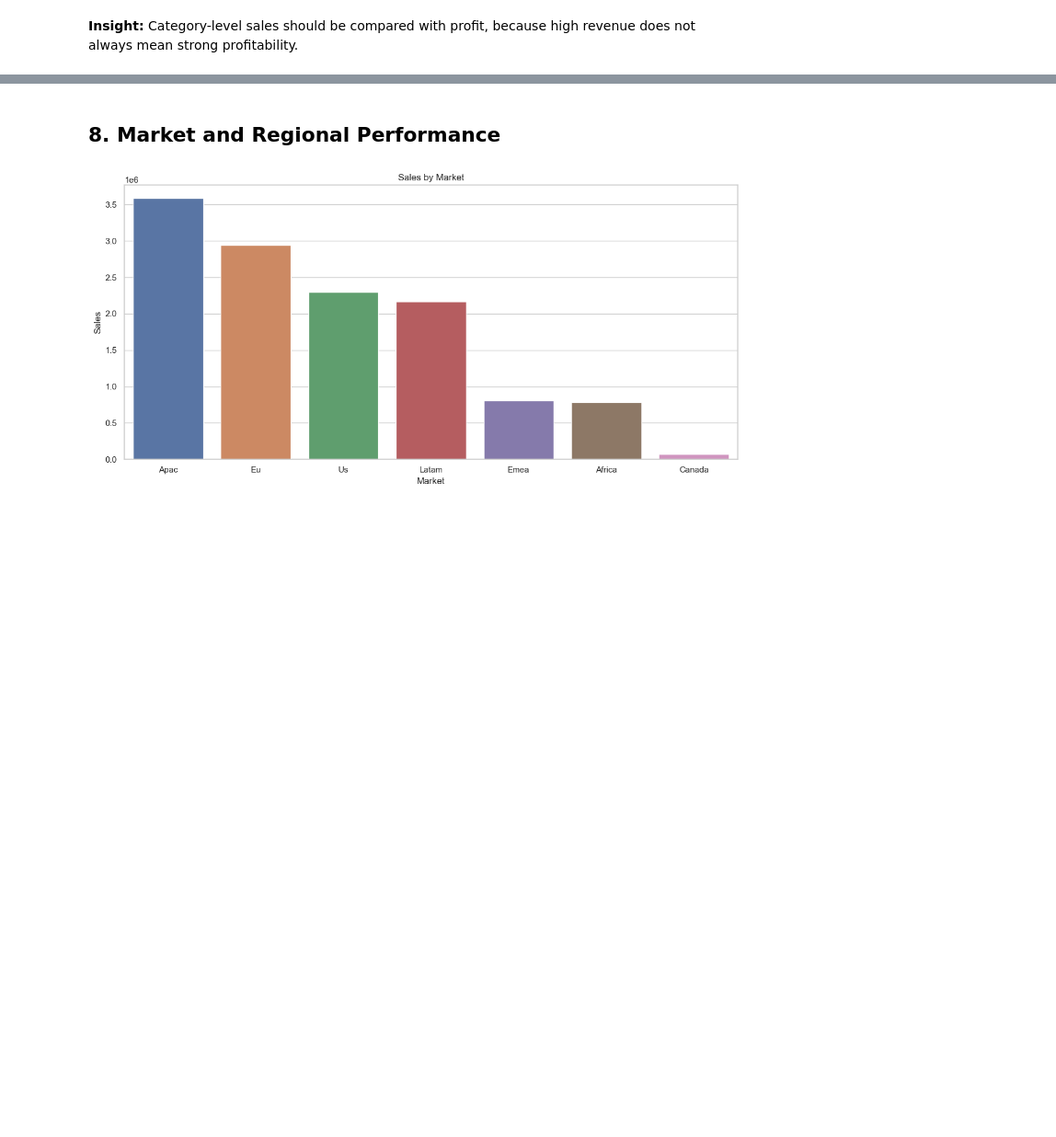
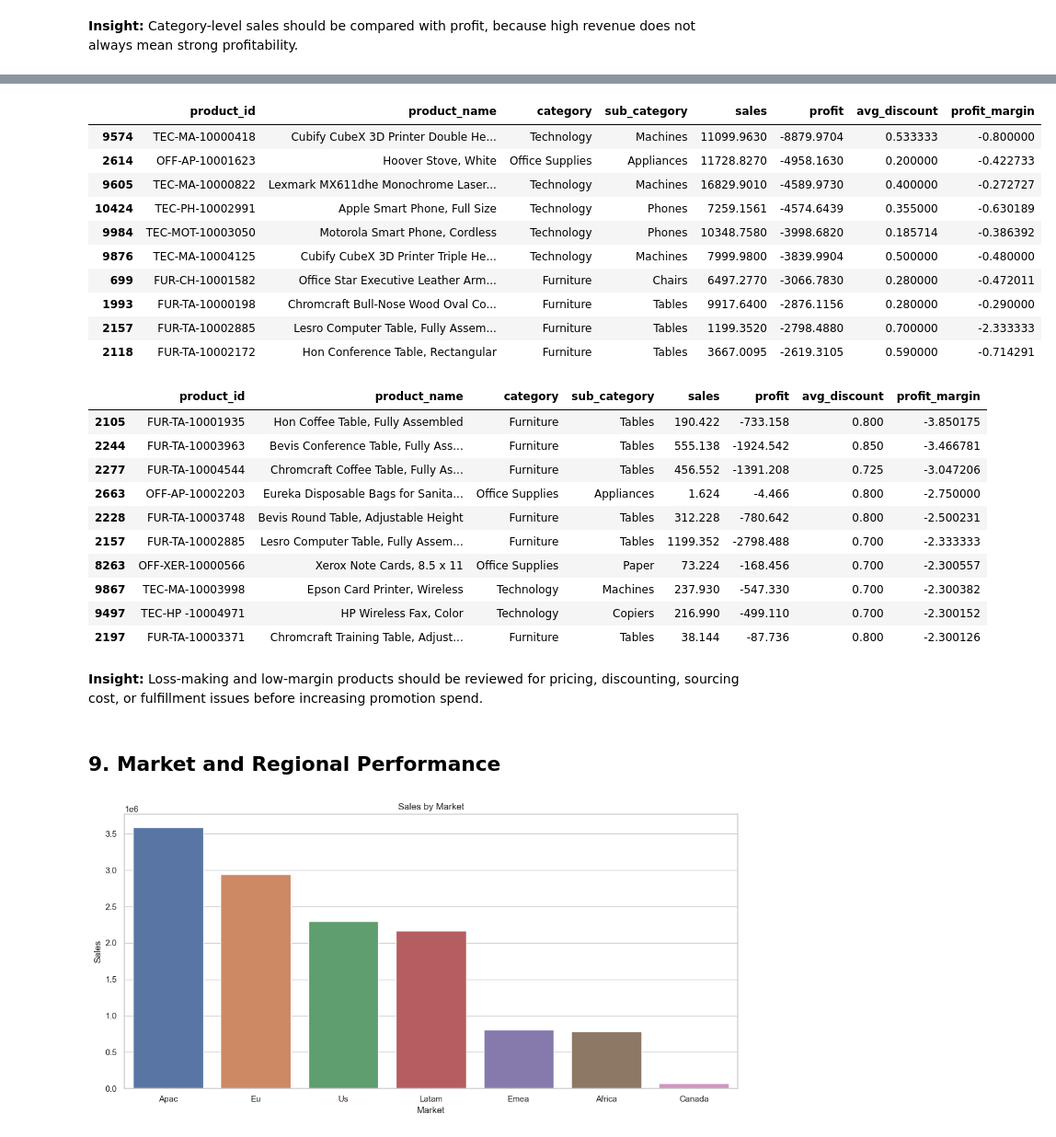
Before and after one commit to rajeshreddy4104/ecommerce-sales-customer-analysis, a Jupyter notebook: python/analysis.ipynb, the cells around one changed output, grey strips where cells are left out. Shown at 92% size. Drawn from its saved outputs; the diff is of its cells as text; code cells hidden in the pictures; blank space fills up the shorter version.

```diff
--- a/python/analysis.ipynb
+++ b/python/analysis.ipynb
@@ -274,5 +300,42 @@ subcategory_profit.head(10)
+# %%
+product_profitability = (
+    orders.groupby(["product_id", "product_name", "category", "sub_category"], as_index=False)
+    .agg(sales=("sales", "sum"), profit=("profit", "sum"), avg_discount=("discount", "mean"))
+    .assign(profit_margin=lambda df: df["profit"] / df["sales"])
+)
+
+loss_making_products = product_profitability.query("profit < 0").sort_values("profit").head(10)
+low_margin_products = product_profitability.query("sales > 0").sort_values("profit_margin").head(10)
+
+display(loss_making_products)
+display(low_margin_products)
+# %% [output]
+|  | product_id | product_name | category | sub_category | sales | profit | avg_discount | profit_margin |
+| 9574 | TEC-MA-10000418 | Cubify CubeX 3D Printer Double He... | Technology | Machines | 11099.9630 | -8879.9704 | 0.533333 | -0.800000 |
+| 2614 | OFF-AP-10001623 | Hoover Stove, White | Office Supplies | Appliances | 11728.8270 | -4958.1630 | 0.200000 | -0.422733 |
+| 9605 | TEC-MA-10000822 | Lexmark MX611dhe Monochrome Laser... | Technology | Machines | 16829.9010 | -4589.9730 | 0.400000 | -0.272727 |
+| 10424 | TEC-PH-10002991 | Apple Smart Phone, Full Size | Technology | Phones | 7259.1561 | -4574.6439 | 0.355000 | -0.630189 |
+| 9984 | TEC-MOT-10003050 | Motorola Smart Phone, Cordless | Technology | Phones | 10348.7580 | -3998.6820 | 0.185714 | -0.386392 |
+| 9876 | TEC-MA-10004125 | Cubify CubeX 3D Printer Triple He... | Technology | Machines | 7999.9800 | -3839.9904 | 0.500000 | -0.480000 |
+| 699 | FUR-CH-10001582 | Office Star Executive Leather Arm... | Furniture | Chairs | 6497.2770 | -3066.7830 | 0.280000 | -0.472011 |
+| 1993 | FUR-TA-10000198 | Chromcraft Bull-Nose Wood Oval Co... | Furniture | Tables | 9917.6400 | -2876.1156 | 0.280000 | -0.290000 |
+| 2157 | FUR-TA-10002885 | Lesro Computer Table, Fully Assem... | Furniture | Tables | 1199.3520 | -2798.4880 | 0.700000 | -2.333333 |
+| 2118 | FUR-TA-10002172 | Hon Conference Table, Rectangular | Furniture | Tables | 3667.0095 | -2619.3105 | 0.590000 | -0.714291 |
+|  | product_id | product_name | category | sub_category | sales | profit | avg_discount | profit_margin |
+| 2105 | FUR-TA-10001935 | Hon Coffee Table, Fully Assembled | Furniture | Tables | 190.422 | -733.158 | 0.800 | -3.850175 |
+| 2244 | FUR-TA-10003963 | Bevis Conference Table, Fully Ass... | Furniture | Tables | 555.138 | -1924.542 | 0.850 | -3.466781 |
+| 2277 | FUR-TA-10004544 | Chromcraft Coffee Table, Fully As... | Furniture | Tables | 456.552 | -1391.208 | 0.725 | -3.047206 |
+| 2663 | OFF-AP-10002203 | Eureka Disposable Bags for Sanita... | Office Supplies | Appliances | 1.624 | -4.466 | 0.800 | -2.750000 |
+| 2228 | FUR-TA-10003748 | Bevis Round Table, Adjustable Height | Furniture | Tables | 312.228 | -780.642 | 0.800 | -2.500231 |
+| 2157 | FUR-TA-10002885 | Lesro Computer Table, Fully Assem... | Furniture | Tables | 1199.352 | -2798.488 | 0.700 | -2.333333 |
+| 8263 | OFF-XER-10000566 | Xerox Note Cards, 8.5 x 11 | Office Supplies | Paper | 73.224 | -168.456 | 0.700 | -2.300557 |
+| 9867 | TEC-MA-10003998 | Epson Card Printer, Wireless | Technology | Machines | 237.930 | -547.330 | 0.700 | -2.300382 |
+| 9497 | TEC-HP -10004971 | HP Wireless Fax, Color | Technology | Copiers | 216.990 | -499.110 | 0.700 | -2.300152 |
+| 2197 | FUR-TA-10003371 | Chromcraft Training Table, Adjust... | Furniture | Tables | 38.144 | -87.736 | 0.800 | -2.300126 |
+# %% [markdown]
+**Insight:** Loss-making and low-margin products should be reviewed for pricing, discounting, sourcing cost, or fulfillment issues before increasing promotion spend.
 # %% [markdown]
-## 8. Market and Regional Performance
+## 9. Market and Regional Performance
 # %%
 market_perf = (
     orders.groupby("market", as_index=False)
```
Also changed, not shown: parts of 11 cells of this notebook, 4 other files.
